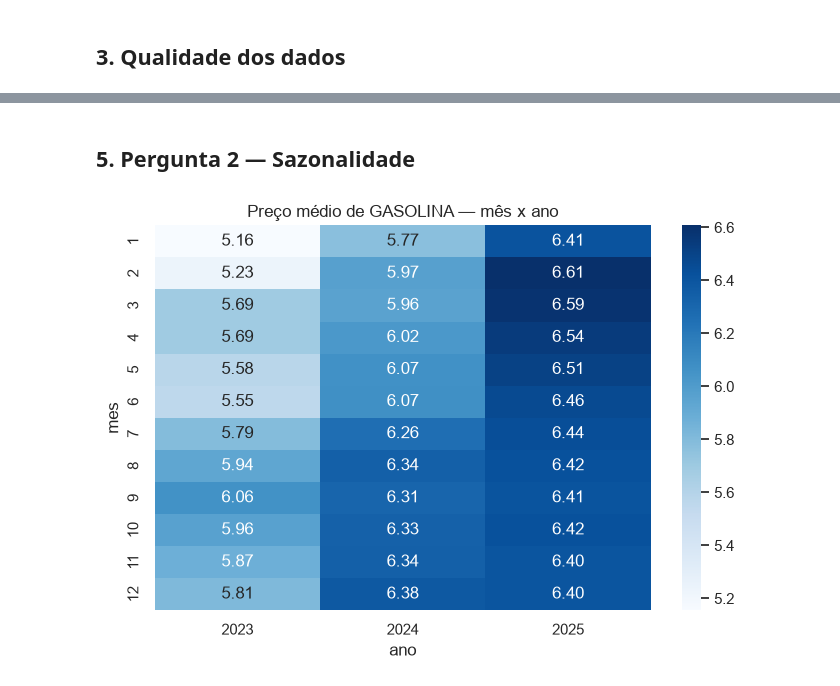
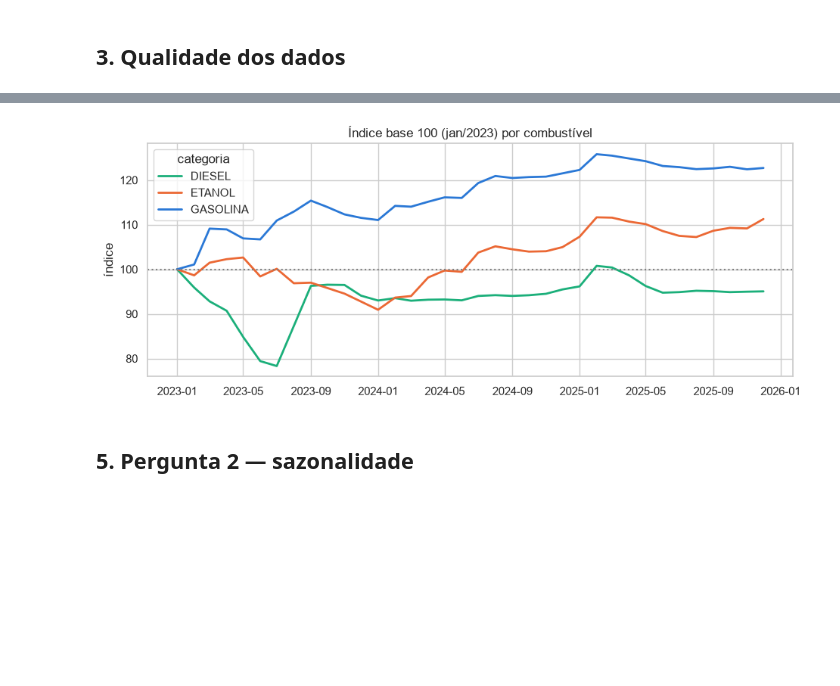
Before and after one commit to lopsxzale/logistics-distribution-analytics, a Jupyter notebook: notebooks/01_exploracao.ipynb, the cells around one changed output, grey strips where cells are left out. Cells and saved outputs as stored; diff of their text form; code cells hidden in the pictures; blank space fills up the shorter version.

```diff
--- a/notebooks/01_exploracao.ipynb
+++ b/notebooks/01_exploracao.ipynb
@@ -95,10 +83,11 @@ plt.show()
+# %%
+idx = metrics.indice_base_100(painel, "categoria")
+fig, ax = plt.subplots(figsize=(11, 4))
+sns.lineplot(data=idx, x="data", y="indice", hue="categoria", palette=CORES_CATEGORIA, ax=ax, linewidth=2)
+ax.axhline(100, color="gray", ls=":")
+ax.set(title="Índice base 100 (jan/2023) por combustível", xlabel="", ylabel="índice")
+plt.show()
+# %% [output]
+[figure, added]
 # %% [markdown]
-## 5. Pergunta 2 — Sazonalidade
+## 5. Pergunta 2 — sazonalidade
-# %%
-pivot = sub.pivot_table(index='mes', columns='ano', values='preco_medio', aggfunc='mean')
-fig, ax = plt.subplots(figsize=(8, 5))
-sns.heatmap(pivot, annot=True, fmt='.2f', cmap='Blues', ax=ax)
-ax.set_title(f'Preço médio de {categoria_foco} — mês x ano')
-plt.show()
-# %% [output]
-[figure, removed]
```
Also changed, not shown: parts of 26 cells of this notebook, 51 other files.
